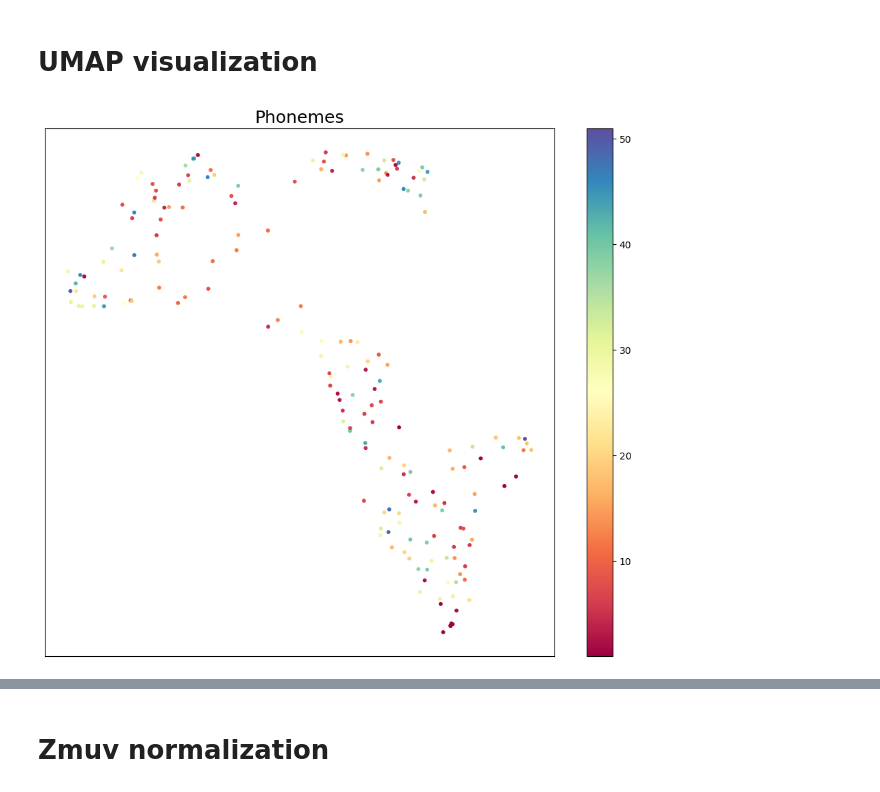
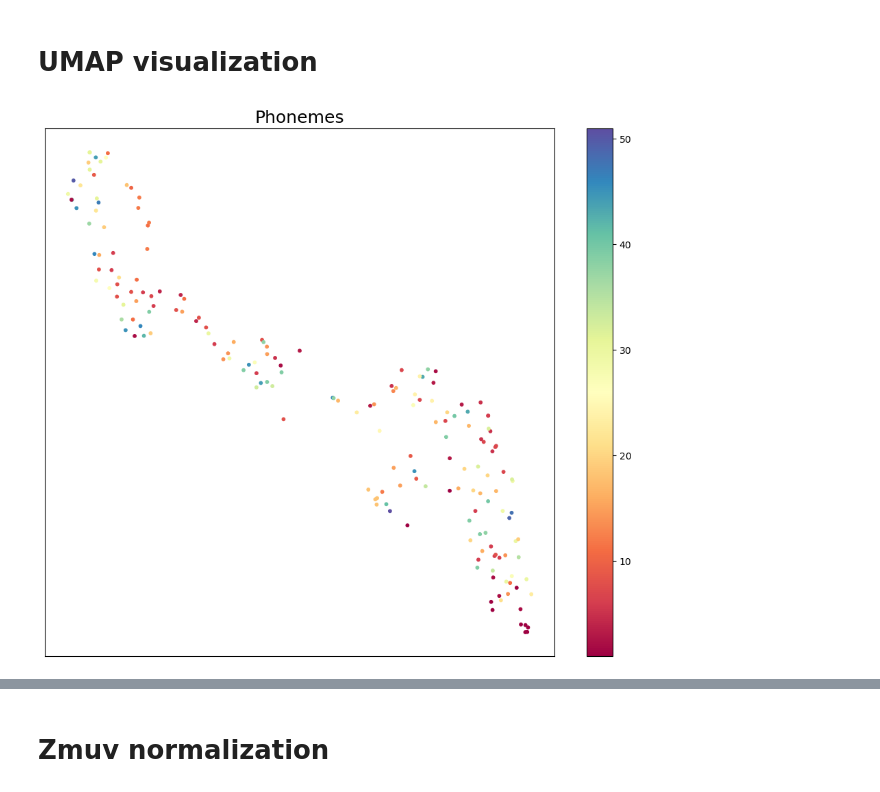
Before and after one commit to SasheO/DukeREU, a Jupyter notebook: Task 3 - zmuv.ipynb, the cells around one changed output, grey strips where cells are left out. Drawn from its saved outputs; the diff is of its cells as text; code cells hidden in the pictures.

```diff
--- a/Task 3 - zmuv.ipynb
+++ b/Task 3 - zmuv.ipynb
@@ -288,4 +394,0 @@ def plot_umap(features_rolled_out, phonemes_from, weighted_average_phoneme_lengt
-# %%
-plot_umap(files_searching, weighted_average_phoneme_length)
-# %% [output]
-[figure, removed]
@@ -292,3 +398,7 @@ plot_umap(files_searching, weighted_average_phoneme_length)
+# %%
+plot_umap(features_rolled_out, phonemes_from, weighted_average_phoneme_length)
+# %% [output]
+[figure, added]
 # %%
 manner_of_articulation_map = {"vowels":{"iy","ih", 'eh', 'ae', 'aa', 'ah', 'ao', 'uh', 'uw', 'ux', 'ax', 'ax-h', 'ix'},
                              "dipthongs":{'ey', 'aw', 'ay', 'oy', 'ow'},
```
Also changed, not shown: parts of 30 cells of this notebook, 5 other files.
